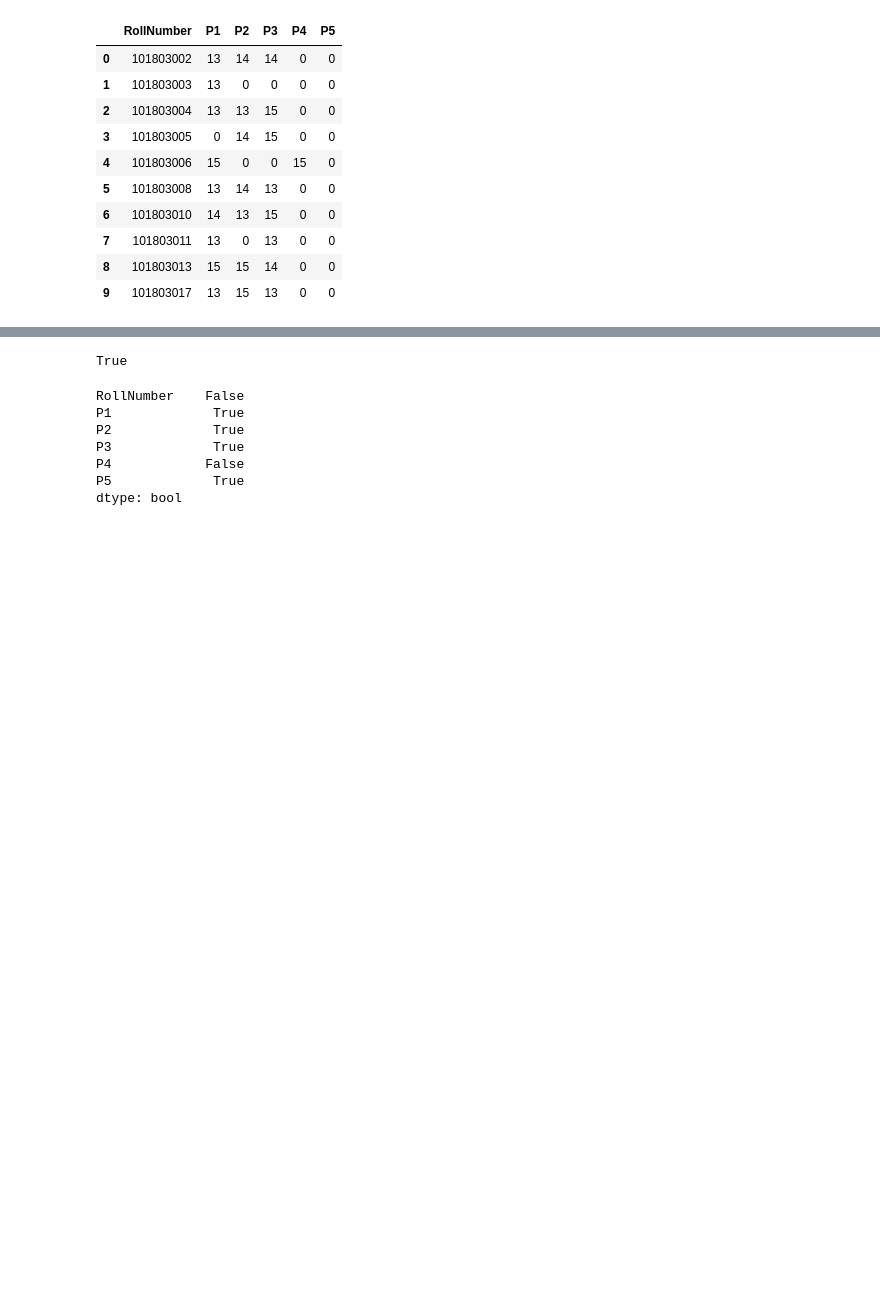
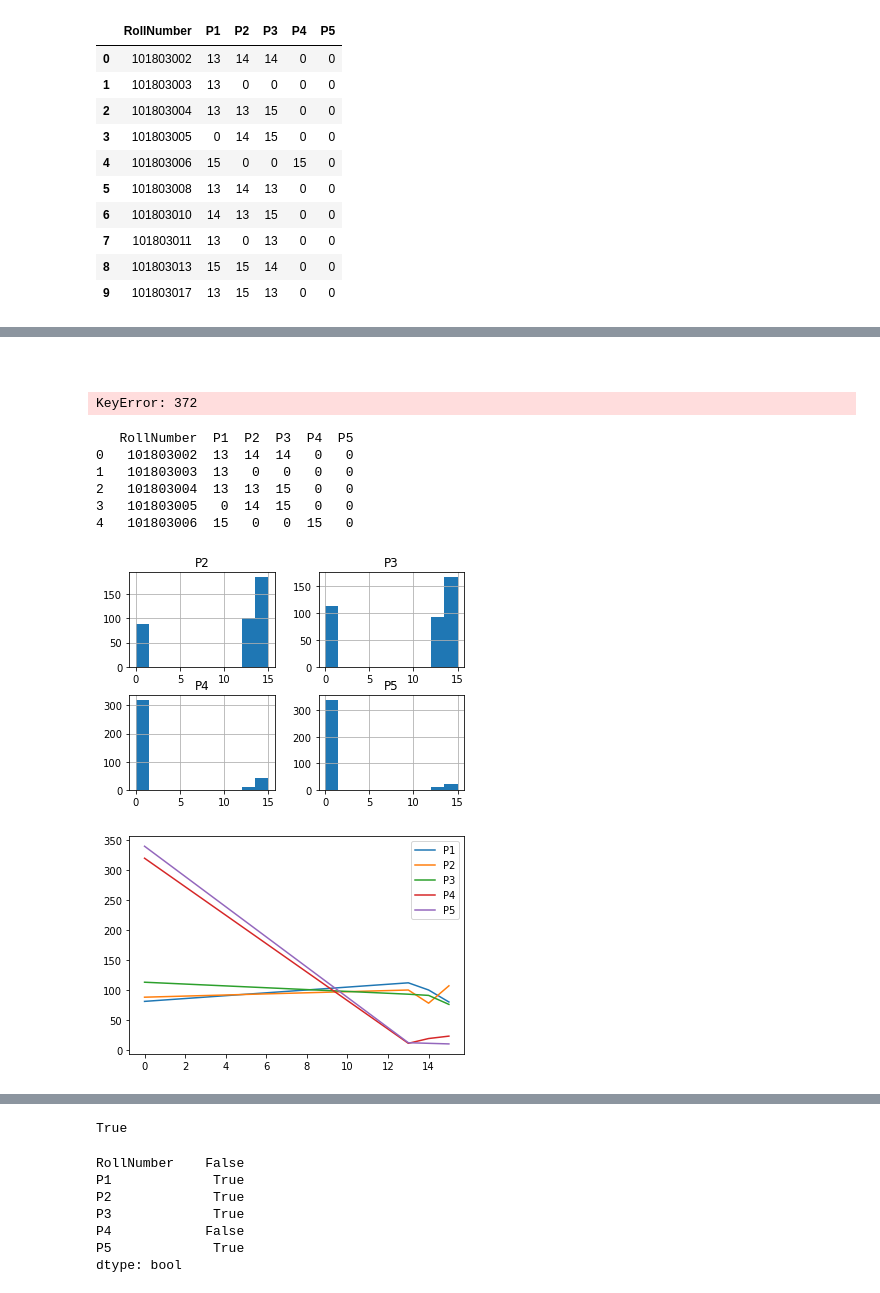
Before and after one commit to Prince-hash-lab/sem6, a Jupyter notebook: 4.0 PAUS/assignment_1_for_submission/Prince.ipynb, the cells around one changed output, grey strips where cells are left out. Saved outputs shown, nothing was run; the diff lists cells and outputs as text; code cells hidden in the pictures; blank space fills up the shorter version.

```diff
--- a/4.0 PAUS/assignment_1_for_submission/Prince.ipynb
+++ b/4.0 PAUS/assignment_1_for_submission/Prince.ipynb
@@ -143,0 +97,6 @@ IndentationError: unexpected indent (Temp/ipykernel_10008/696961490.py, line 2)
+# %% [markdown]
+###
+# %%
+df[i].value_counts().sort_index(ascending=True).plot(ax=ax)
+# %% [output]
+KeyError: 372
@@ -143,0 +105,36 @@ IndentationError: unexpected indent (Temp/ipykernel_10008/696961490.py, line 2)
+# %%
+import sys
+import pandas as pd
+import matplotlib.pyplot as plt
+df = pd.read_csv("101916056-output.csv")
+# for i in  range(len(df)):
+#     for j in range(5):
+#         if df.iloc[1][j].isnumeric()==False:
+#              print(" yes")
+#             print(type(df.iloc[1][j]))
+print(df.head())
+df.iloc[:, 2:].hist()
+fig , ax = plt.subplots()
+for i in df.columns[1:]:
+    df[i].value_counts().sort_index().plot(ax=ax,kind='line')
+plt.legend()
+plt.savefig('101916056-pie.png')
+import matplotlib.pyplot as plt
+fig = plt.figure(figsize =(15, 15))
+colors = ['blue', 'orange', 'green', 'yellow', 'red', 'pink']
+plt.hist(df, bins = [i for i in range(0,35,5)] , histtype='bar', stacked=False, label=df.columns)
+plt.xlabel("Marks", fontsize=20)
+plt.ylabel("Frequency", fontsize=20)
+plt.legend(loc="upper right")
+plt.title('Histogram Marks Distribution', fontsize=24)
+plt.savefig('101916056-histogram.png')
+plt.show()
+# %% [output]
+   RollNumber  P1  P2  P3  P4  P5
+0   101803002  13  14  14   0   0
+1   101803003  13   0   0   0   0
+2   101803004  13  13  15   0   0
+3   101803005   0  14  15   0   0
+4   101803006  15   0   0  15   0
+[figure, added]
+[figure, added]
```
Also changed, not shown: parts of 23 cells of this notebook, 15 other files.
